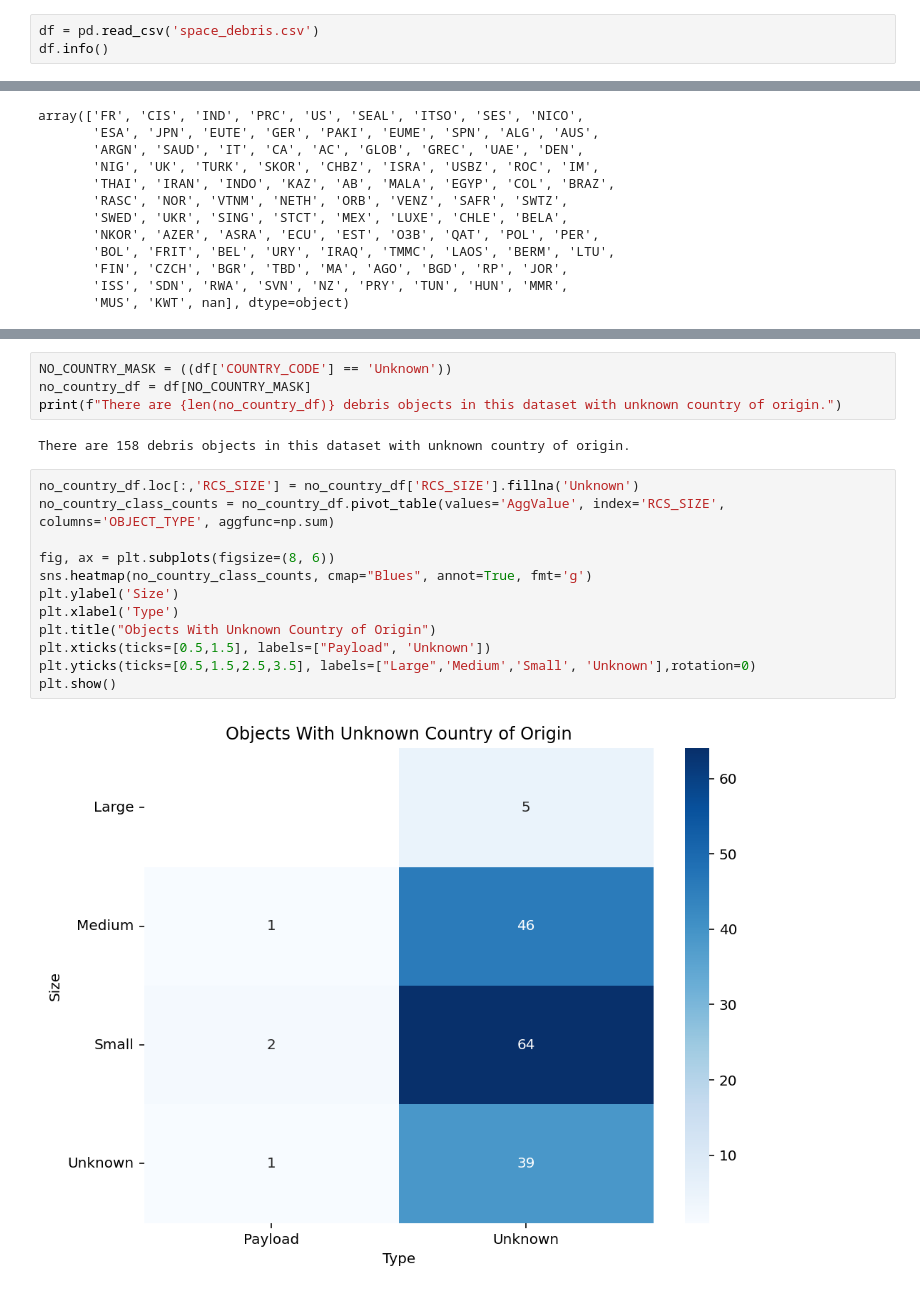
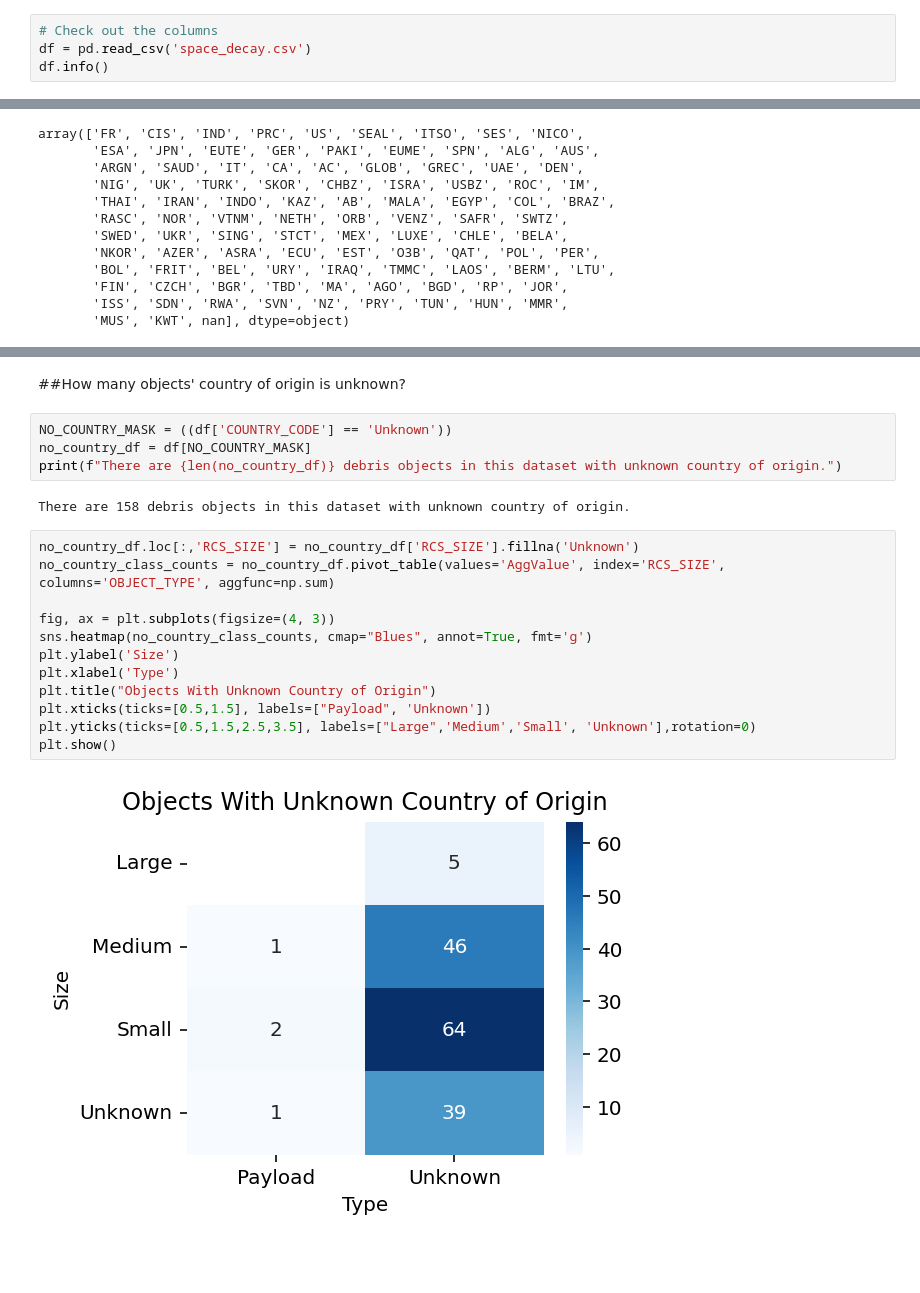
Before and after one commit to brayvid/space-debris-eda, a Jupyter notebook: space_debris_eda.ipynb, the cells around one changed output, grey strips where cells are left out. Saved outputs shown, nothing was run; the diff lists cells and outputs as text; blank space fills up the shorter version.

```diff
--- a/space_debris_eda.ipynb
+++ b/space_debris_eda.ipynb
@@ -15,7 +29,8 @@ import matplotlib.pyplot as plt; plt.rcParams["figure.dpi"] = 144
 import seaborn as sns
 from matplotlib import ticker
 # %%
-df = pd.read_csv('space_debris.csv')
+# Check out the columns
+df = pd.read_csv('space_decay.csv')
 df.info()
 # %% [output]
 <class 'pandas.core.frame.DataFrame'>
@@ -308,3 +319,5 @@ plt.show()
+# %% [markdown]
+##How many objects' country of origin is unknown?
 # %%
 NO_COUNTRY_MASK = ((df['COUNTRY_CODE'] == 'Unknown'))
 no_country_df = df[NO_COUNTRY_MASK]
@@ -314,15 +327,15 @@ There are 158 debris objects in this dataset with unknown country of origin.
 # %%
 no_country_df.loc[:,'RCS_SIZE'] = no_country_df['RCS_SIZE'].fillna('Unknown')
 no_country_class_counts = no_country_df.pivot_table(values='AggValue', index='RCS_SIZE', columns='OBJECT_TYPE', aggfunc=np.sum)
 
-fig, ax = plt.subplots(figsize=(8, 6))
+fig, ax = plt.subplots(figsize=(4, 3))
 sns.heatmap(no_country_class_counts, cmap="Blues", annot=True, fmt='g')
 plt.ylabel('Size')
 plt.xlabel('Type')
 plt.title("Objects With Unknown Country of Origin")
 plt.xticks(ticks=[0.5,1.5], labels=["Payload", 'Unknown'])
 plt.yticks(ticks=[0.5,1.5,2.5,3.5], labels=["Large",'Medium','Small', 'Unknown'],rotation=0)
 plt.show()
 # %% [output]
-[figure, old version]
+[figure, new version]
 # %% [markdown]
```
Also changed, not shown: parts of 76 cells of this notebook, 3 other files.
